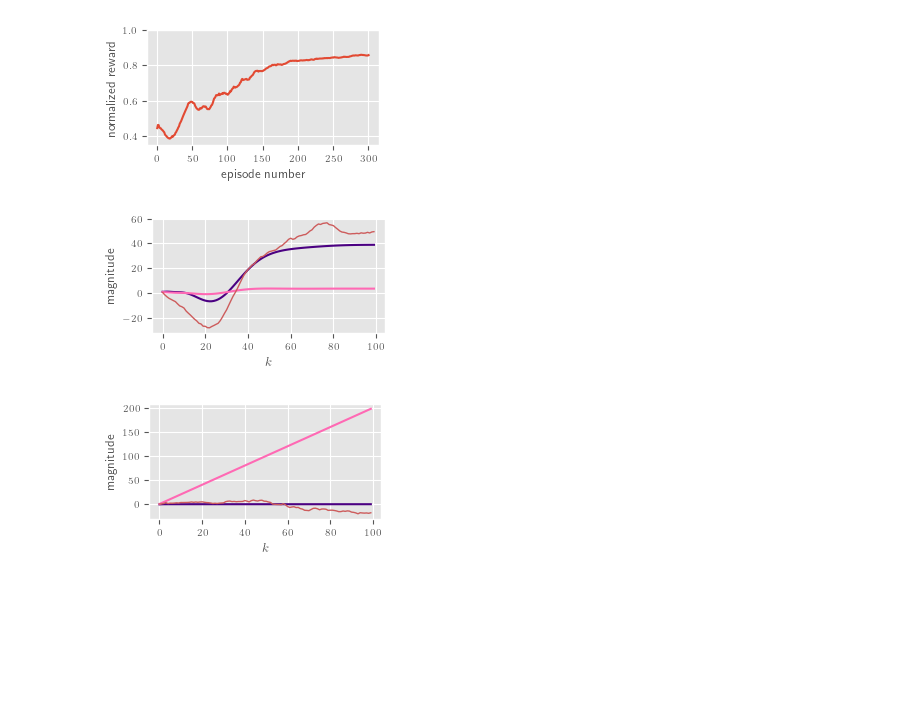
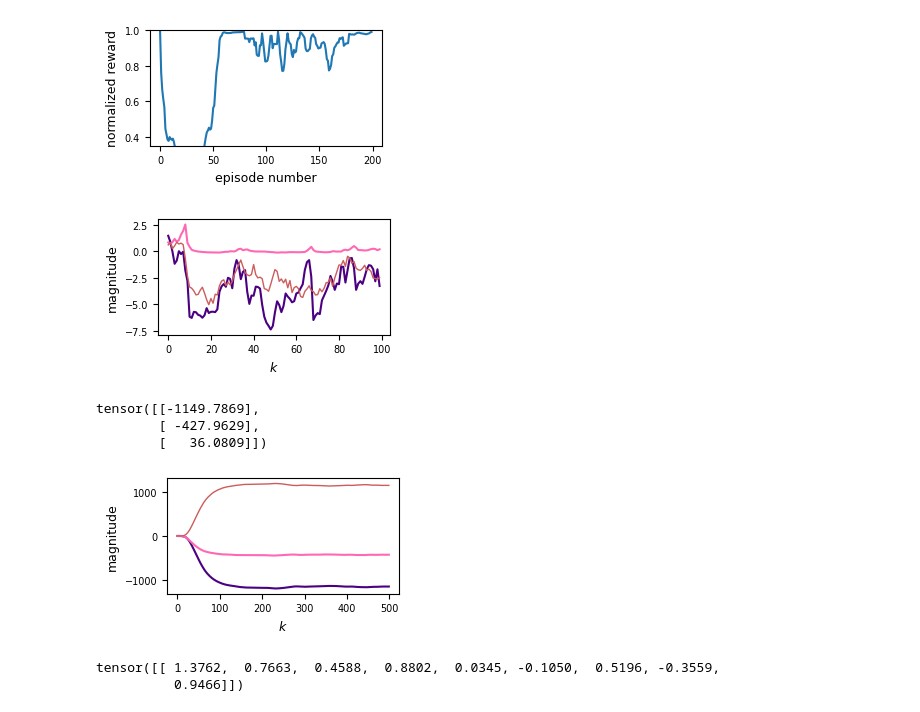
Before and after one commit to msramada/Active-Learning-Reinforcement-Learning, a Jupyter notebook: main.ipynb, the cells around one changed output. Cells and saved outputs as stored; diff of their text form; code cells hidden in the pictures; blank space fills up the shorter version.

```diff
--- a/main.ipynb
+++ b/main.ipynb
@@ -116,0 +121,18 @@ for episode in range(EpisodesNumber):
+# %%
+num_of_learning_trials = 20
+rec_rewards = []
+rec_controllers = []
+final_rewards = []
+for i in range(num_of_learning_trials):
+    print(i)
+    reward_vec, controller = learn_control_law_DDPG(200)
+    rec_rewards.append(reward_vec)
+    final_rewards.append(reward_vec[-1])
+    rec_controllers.append(controller)
+
+DATA = [rec_rewards, final_rewards, rec_controllers]
+with open('./data/saved_data', 'wb') as f:
+    pickle.dump(DATA, f)
+
+index_opt_controller = np.argmax(np.array(final_rewards))
+K_RL = rec_controllers[index_opt_controller] #get_action
@@ -116,0 +153,4 @@ for episode in range(EpisodesNumber):
+# %%
+for i in range(num_of_learning_trials):
+    rewards = np.array(rec_rewards)
+    plt.plot(rewards)
@@ -117,18 +159,18 @@ for episode in range(EpisodesNumber):
 # %%
-plt.style.use('ggplot')
+plt.style.use('default')
 fig= plt.figure(figsize=(FigDim1,FigDim2))
 plt.rc('xtick', labelsize=7) #fontsize of the x tick labels
 plt.rc('ytick', labelsize=7) #fontsize of the y tick labels
 plt.xlabel('episode number', fontsize=9)
 plt.ylabel('normalized reward', fontsize=9)
 plt.rc( 'text', usetex=True )
-plt.plot(avg_rewards)
+plt.plot(np.array(rec_rewards[index_opt_controller]))
 plt.ylim([0.35, 1])
 if saveFigs==True:
     plt.savefig('Figures/Example1_avgReward.pdf',bbox_inches ="tight")
 plt.show()
 # %% [output]
-[figure, old version]
+[figure, new version]
 # %%
 T = 100
 x = np.ones(T)
@@ -142,49 +184,55 @@ ActionReq = deque([])
 
 Hyperstate.ChangeInitialStates(torch.rand(rx, 1), torch.diag(torch.rand(rx,)))
 true_state = sqrtm(Hyperstate.Covariance) @ torch.randn(rx, 1) + Hyperstate.Mean #we might need next t-step
-
-K_RL = agent.actor.forward #get_action
 
 for k in range(T):
     state = torch.cat((Hyperstate.Mean, half_vectorize(Hyperstate.Covariance))).T
     action = K_RL(state)
     action = torch.atleast_2d(action.detach())
     true_state_Plus = stateDynamics(true_state, action) + sqrtm(Q) @ torch.randn(rx, 1)
     measurement_Plus_realization =  measurementDynamics(true_state_Plus) + sqrtm(R) @ torch.randn(ry, 1)
     true_state = sqrtm(Hyperstate.Covariance) @ torch.randn(rx, 1) + Hyperstate.Mean #we might need next t-step
     reward = - torch.mean((Hyperstate.Mean) ** 2 + Hyperstate.Covariance + action ** 2) ###########################
     StateReq.append(state)
     ActionReq.append(action)
     Hyperstate.ApplyEKF(action, measurement_Plus_realization)
     true_state = true_state_Plus
     x_true[k] = true_state[0,0].detach().numpy()
 
 
 for i in range(T):
-    A = StateReq[i].detach().numpy()
-    x[i] = A[0,0]
-    P[i] = A[0,1]
-    A = ActionReq[i].detach().numpy()
-    u[i] = A[0,0]
+    helper = StateReq[i].detach().numpy()
+    x[i] = helper[0,0]+helper[0,1]
+    P[i] = np.sum(helper[0,rx+1:-1])
+    helper = ActionReq[i].detach().numpy()
+    u[i] = helper[0,0]
 
-plt.style.use('ggplot')
+plt.style.use('default')
 fig= plt.figure(figsize=(FigDim1,FigDim2))
 plt.rc('xtick', labelsize=7) #fontsize of the x tick labels
 plt.rc('ytick', labelsize=7) #fontsize of the y tick labels
 plt.xlabel('$k$', fontsize=9)
 plt.ylabel('magnitude', fontsize=9)
 plt.rc( 'text', usetex=True )
 
 k=56
 plt.plot(range(T), x, color=list(colors.cnames)[k+4])
 plt.plot(range(T), P, color=list(colors.cnames)[k+2])
 plt.plot(range(T), x_true, linewidth = 1, color=list(colors.cnames)[k+3])
 
 if saveFigs==True:
    plt.savefig('Figures/Example1_ReinfLearn.pdf',bbox_inches ="tight")
 # %% [output]
-[figure, old version]
+[figure, new version]
+# %%
+Hyperstate.Mean
+# %% [output]
+tensor([[-1149.7869],
+        [ -427.9629],
+        [   36.0809]])
 # %%
+
+Klqr, _, _ = control.dlqr(A,B,np.eye(rx),np.eye(ru))
 Klqr_tensor = torch.from_numpy(Klqr)
 x = np.ones(T)
 P = np.ones(T)
@@ -193,27 +241,28 @@ x_true=np.ones(T)
 StateReq = deque([])
 ActionReq = deque([])
 
-Hyperstate.ChangeInitialStates(torch.atleast_2d(torch.randn(1, 1)), torch.atleast_2d(torch.rand(1, 1)))
-true_state = torch.sqrt(Hyperstate.Covariance) * torch.randn(1, 1) + Hyperstate.Mean
+Hyperstate.ChangeInitialStates(torch.rand(rx, 1), torch.diag(torch.rand(rx,)))
+true_state = sqrtm(Hyperstate.Covariance) @ torch.randn(rx, 1) + Hyperstate.Mean #we might need next t-step
+
 
 for k in range(T):
-    state = torch.cat((Hyperstate.Mean, Hyperstate.Covariance)).T
-    action = -Klqr_tensor * (state[0,0])
+    state = torch.cat((Hyperstate.Mean, half_vectorize(Hyperstate.Covariance))).T
+    action = -Klqr_tensor @ Hyperstate.Mean
     action = action.clip(-5, 5)
     action = torch.atleast_2d(action.detach())
-    true_state_Plus = stateDynamics(true_state, action) + torch.sqrt(Q) * torch.randn(1, 1)
-    measurement_Plus_realization = measurementDynamics(true_state_Plus) + torch.sqrt(R) * torch.randn(1, 1)
+    true_state_Plus = stateDynamics(true_state, action) + sqrtm(Q) @ torch.randn(rx, 1)
+    measurement_Plus_realization =  measurementDynamics(true_state_Plus) + sqrtm(R) @ torch.randn(ry, 1)
     StateReq.append(state)
     Hyperstate.ApplyEKF(action, measurement_Plus_realization)
     true_state = true_state_Plus
     x_true[k] = true_state[0,0].detach().numpy()
 
 for i in range(T):
-    A = StateReq[i].detach().numpy()
-    x[i] = A[0,0]
-    P[i] = A[0,1]
+    helper = StateReq[i].detach().numpy()
+    x[i] = helper[0,0]
+    P[i] = helper[0,1]
 
-plt.style.use('ggplot')
+plt.style.use('default')
 fig= plt.figure(figsize=(FigDim1,FigDim2))
 plt.rc('xtick', labelsize=7) #fontsize of the x tick labels
 plt.rc('ytick', labelsize=7) #fontsize of the y tick labels
@@ -229,7 +278,12 @@ plt.plot(range(T), x_true, linewidth = 1,color=list(colors.cnames)[k+3])
 if saveFigs==True:
     plt.savefig('Figures/Example1_LQR.pdf',bbox_inches ="tight")
 # %% [output]
-[figure, old version]
+[figure, new version]
+# %%
+StateReq[2]
+# %% [output]
+tensor([[ 1.3762,  0.7663,  0.4588,  0.8802,  0.0345, -0.1050,  0.5196, -0.3559,
+          0.9466]])
 # %%
 
 import pickle
```
Also changed, not shown: parts of 6 cells of this notebook, 17 other files.
